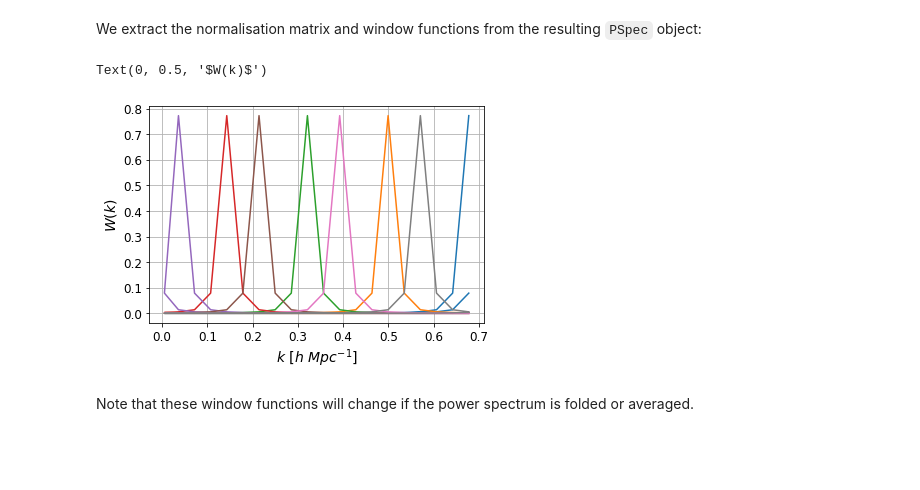
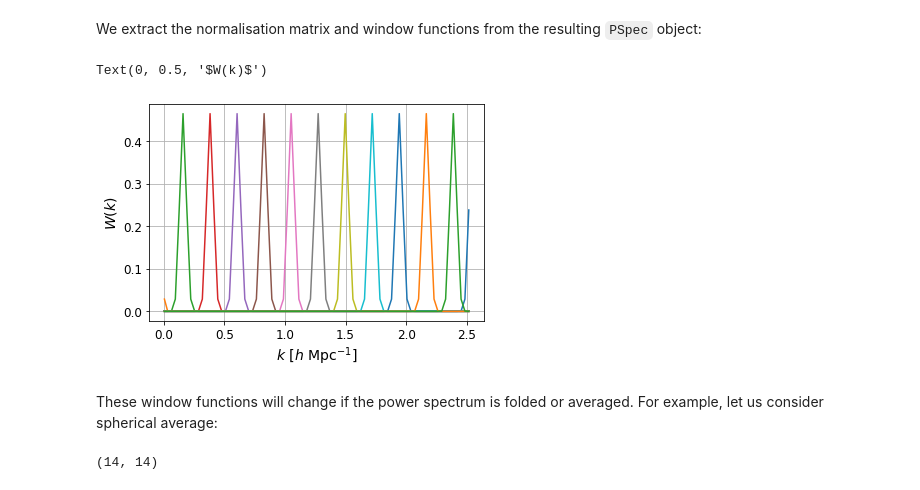
Before and after one commit to HERA-Team/hera_pspec, a Jupyter notebook: examples/Overview_Core_Pspec_functions.ipynb, the cells around one changed output. Drawn from its saved outputs; the diff is of its cells as text; code cells hidden in the pictures; blank space fills up the shorter version.

Commit message:
Added UVWindow example to notebook Overview_Core_Pspec_functions

```diff
--- a/examples/Overview_Core_Pspec_functions.ipynb
+++ b/examples/Overview_Core_Pspec_functions.ipynb
@@ -947,0 +981,23 @@ baselines1, baselines2, blpairs = hp.utils.construct_blpairs(baselines,
+# %%
+# sort baselines in redundant groups
+baseline_group, _, lengths = uvd.get_redundancies()
+
+#convert baseline number to antenna numbers tuple
+blp_group = []
+for group in baseline_group:
+    g = []
+    for i,bl in enumerate(group):
+        g.append(uvd.baseline_to_antnums(bl))
+    blp_group.append(g)
+
+# choose one redundancy group for which to compute the power spectrum
+baselines = blp_group[1] #first group is auto baselines
+print('Baselines considered: %s.' %baselines)
+print('They have length %.1f m.' %lengths[1])
+
+
+
+baselines = blp_group[1]
+print(baselines)
+baselines1, baselines2, blpairs = hp.utils.construct_blpairs(baselines,
+                                     exclude_auto_bls=True,exclude_permutations=False)
@@ -948,30 +1008,32 @@ baselines1, baselines2, blpairs = hp.utils.construct_blpairs(baselines,
 # %%
 uvp = ds.pspec(baselines1, baselines2, dsets=(0,1), pols=[(pol,pol)], spw_ranges=[spw_range], norm='I', verbose=False,
-               cov_model='empirical', store_cov=True)
+               cov_model='empirical', store_window=True, store_cov=True, taper='blackman-harris')
 # %% [output]
 Producing time-uniform covariance matrices between bandpowers.
 Casting complex values to real discards the imaginary part
+# %%
+little_h = 'h^-3' in uvp.norm_units
 # %% [markdown]
 We extract the normalisation matrix and window functions from the resulting `PSpec` object:
 # %%
-blp = blpairs[0]
-key1=(0,blp[0])
-key2=(1,blp[0])
+key1=(0,(23, 24, 'xx'))
+key1=(0,(23, 24, 'xx'))
 G=ds.get_G(key1,key2,exact_norm=True,pol=pol)
 H=ds.get_H(key1,key2,exact_norm=True,pol=pol)
 M,W=ds.get_MW(G,H,mode='I')
 # %%
-k_perp, k_para = uvp.get_kperps(spw, little_h=True), uvp.get_kparas(spw, little_h=True)
+k_perp, k_para = uvp.get_kperps(spw, little_h=little_h), uvp.get_kparas(spw, little_h=little_h)
 k_arr = np.sqrt(np.mean(k_perp)**2+k_para**2)
 fig,ax=plt.subplots(1,1)
-for i in np.arange(0,W.shape[-1],5):
-    ax.plot(k_arr,np.real(W[i,:]))
+for i in np.arange(0,W.shape[-1],7):
+    ax.plot(k_arr[W.shape[-1]//2:],np.real(W[i,W.shape[-1]//2:]))
 ax.grid()
-ax.set_xlabel(r"$k\ [h\ Mpc^{-1}]$", fontsize=14)
+ax.set_xlabel(r"$k\ [h\ {\rm Mpc}^{-1}]$", fontsize=14)
 ax.tick_params(labelsize=12)
 ax.set_ylabel(r"$W(k)$", fontsize=14)
+# ax.set_ylim(0,1)
 # %% [output]
 Text(0, 0.5, '$W(k)$')
-[figure, old version]
+[figure, new version]
 # %% [markdown]
-Note that these window functions will change if the power spectrum is folded or averaged.
+These window functions will change if the power spectrum is folded or averaged. For example, let us consider spherical average:
@@ -977,0 +1043,5 @@ Note that these window functions will change if the power spectrum is folded or
+# %%
+sphericalW = spherical_uvp.window_function_array[0][0,:,:,0]
+print(sphericalW.shape)
+# %% [output]
+(14, 14)
```
Also changed, not shown: parts of 30 cells of this notebook.
